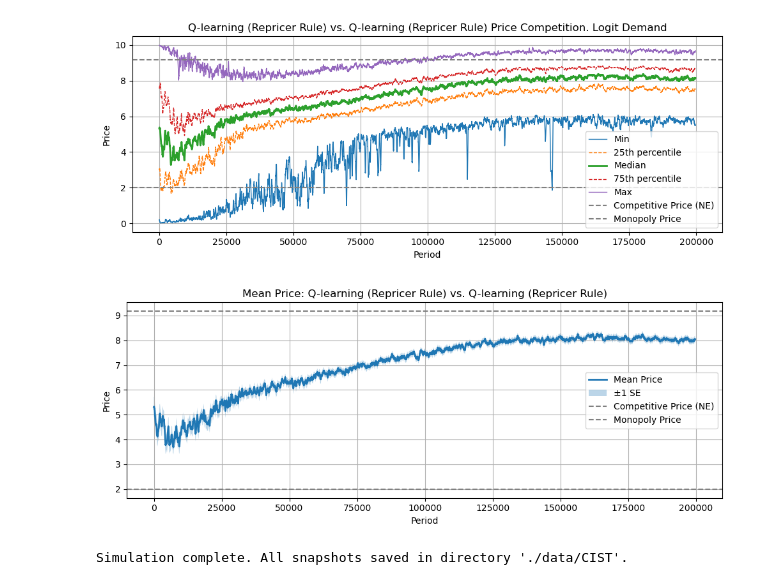
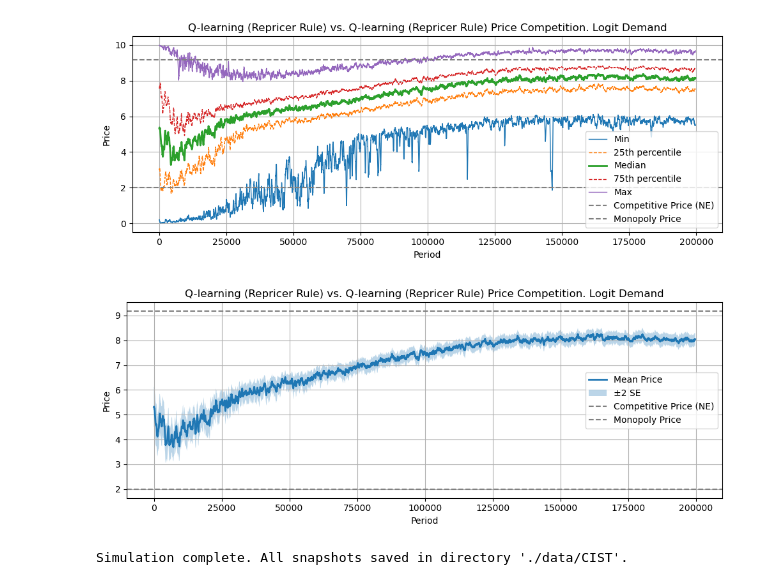
Before and after one commit to Six-Persimmon/Amazon_BuyBox_Reinforcement_Learning, a Jupyter notebook: CIST_Q_rule.ipynb, the cells around one changed output. Saved outputs shown, nothing was run; the diff lists cells and outputs as text; code cells hidden in the pictures.

Commit message:
updated result images

```diff
--- a/CIST_Q_rule.ipynb
+++ b/CIST_Q_rule.ipynb
@@ -176,7 +176,7 @@ def plot_mean_with_se(history_array, periods, title, save_path=None, ne_price=No
 
     plt.figure(figsize=(10, 4))
     plt.plot(x, mean_smooth, label='Mean Price', linewidth=2)
-    plt.fill_between(x, mean_smooth - se_smooth, mean_smooth + se_smooth, alpha=0.3, label='±1 SE')
+    plt.fill_between(x, mean_smooth - 2*se_smooth, mean_smooth + 2*se_smooth, alpha=0.3, label='±2 SE')
 
     if ne_price is not None:
         plt.axhline(y=ne_price, color='grey', linestyle='--', label='Competitive Price (NE)')
@@ -332,15 +332,15 @@ plot_percentiles(
 )
 # %% [output]
 [figure]
-# %%
-# Plot mean
-plot_mean_with_se(
-    price_hist_qrqr,
-    periods,
-    title="Mean Price: Q-learning (Repricer Rule) vs. Q-learning (Repricer Rule)",
-    ne_price=p_nash,
-    mono_price=p_mono
-)
-# %% [output]
-[figure, removed]
+# %%
+plot_mean_with_se(
+    history_array=price_hist_qrqr,
+    periods=periods,
+    title="Q-learning (Repricer Rule) vs. Q-learning (Repricer Rule) Price Competition. Logit Demand",
+    save_path=os.path.join(FIGURE_DIR, "q-learning-rule-vs-q-learning-rule-price-competition-mean-se.png"),
+    ne_price=p_nash,
+    mono_price=p_mono
+)
+# %% [output]
+[figure, added]
 # %%
```
Also changed, not shown: parts of 2 cells of this notebook, 15 other files.
